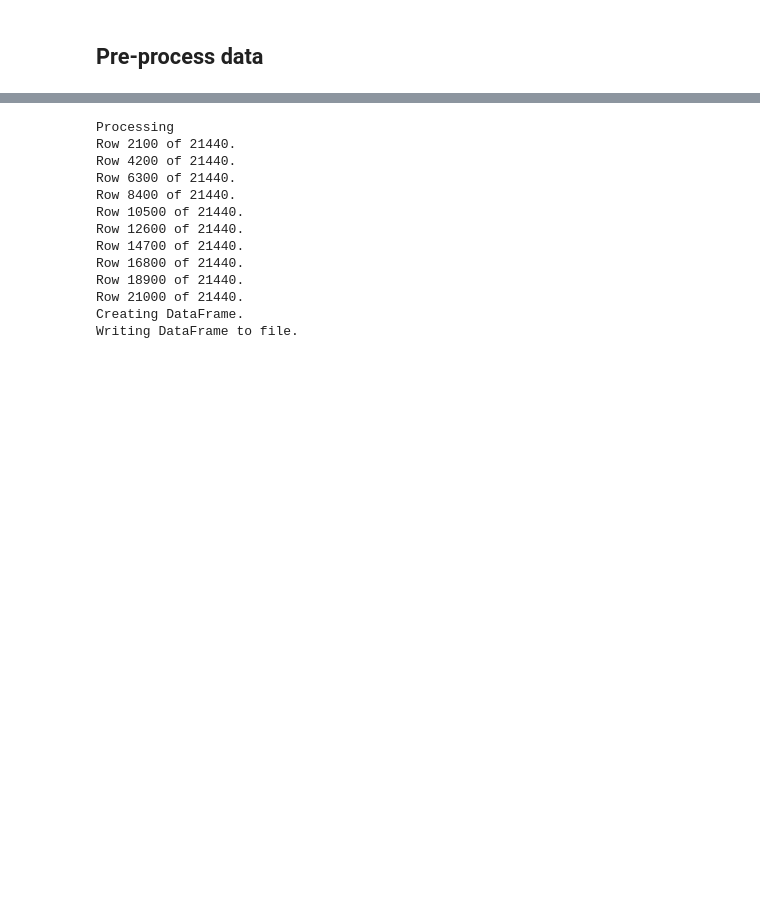
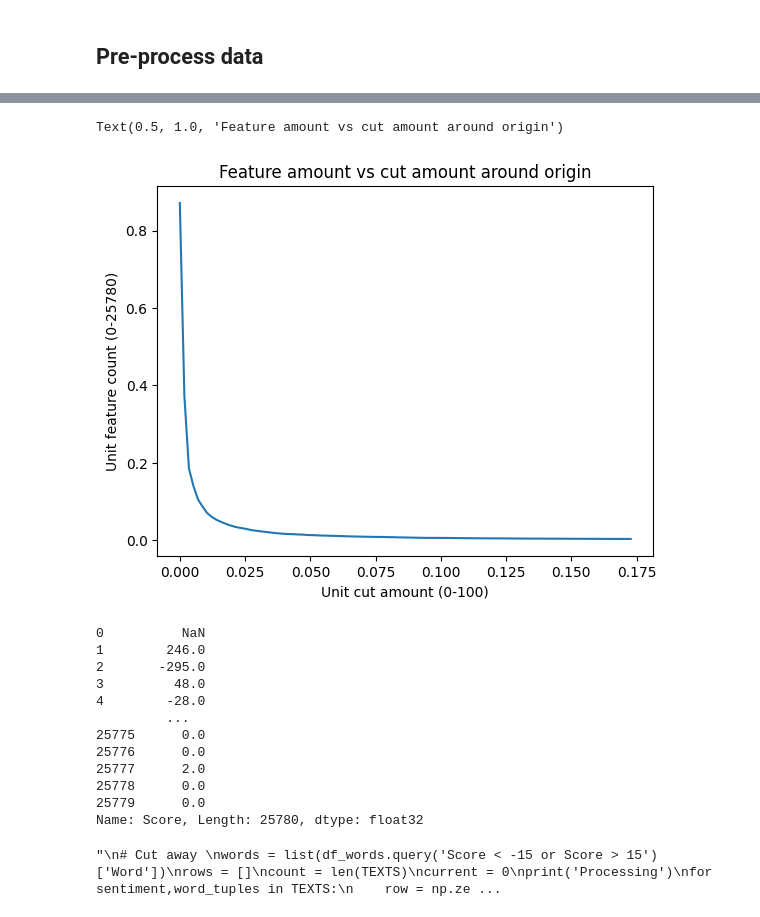
Before and after one commit to nooc/mu22_ml_project, a Jupyter notebook: ml/build_sentiment.ipynb, the cells around one changed output, grey strips where cells are left out. Drawn from its saved outputs; the diff is of its cells as text; code cells hidden in the pictures; blank space fills up the shorter version.

```diff
--- a/ml/build_sentiment.ipynb
+++ b/ml/build_sentiment.ipynb
@@ -11,13 +15,18 @@ from os.path import join
 * https://www.kaggle.com/datasets/ankurzing/sentiment-analysis-for-financial-news
 * https://www.kaggle.com/datasets/sbhatti/financial-sentiment-analysis
 # %%
+# Source folder
 SOURCE_DATA_FOLDER = ['..','datasets']
+# Data sets
 SOURCE_DATA = {
-    'ankurzing_asp':[['kaggle','ankurzing','SEntFiN-v1.1.csv'],'utf-8', None],
-    'ankurzing_sent':[['kaggle','ankurzing','all-data.csv'],'ansi', None],
-    'sbhatti':[['kaggle','sbhatti','data.csv'],'utf-8', None]
+    'AA':[['kaggle','ankurzing','SEntFiN-v1.1.csv'],'utf-8', False],
+    'AS':[['kaggle','ankurzing','all-data.csv'],'ansi', False],
+    'SB':[['kaggle','sbhatti','data.csv'],'utf-8', False]
 }
-# Filtered words
-WORDS:dict = {} # word->WStat
-TEXTS:list = [] # [ (sentiment, [(word, count))]) ]
+# SOURCE_DATA processing functions
+PROCESSORS = {}
+# Dictionary of word to WStat instance
+WORDS:dict = {}
+# List of samples where each sample is a tuple[SAMPLE_SCORE,list[tuple[WORD,WORD_COUNT]]]
+TEXTS:list = []
 # %%
@@ -120,5 +155,28 @@ dtype: object
+# %%
+# Lets filter around zero
+df_scores = df_words['Score']
+cut_scores = []
+feat_counts = []
+for x_score in range(100):
+    cut_scores.append(x_score)
+    feat_cnt = df_scores[(df_scores < -x_score) ^ (df_scores > x_score)].shape[0]
+    feat_counts.append(feat_cnt)
+
+cut_scores_n = cut_scores/np.linalg.norm(cut_scores)
+feat_counts_n = feat_counts/np.linalg.norm(feat_counts)
+
+plt.plot(cut_scores_n, feat_counts_n)
+plt.xlabel(f'Unit cut amount (0-100)')
+plt.ylabel(f'Unit feature count (0-{df_scores.shape[0]})')
+plt.title('Feature amount vs cut amount around origin')
+# %% [output]
+Text(0.5, 1.0, 'Feature amount vs cut amount around origin')
+[figure, added]
 # %%
-# Extract features
+#TODO cut at about 45 deg..
+
+'''
+# Cut away
 words = list(df_words.query('Score < -15 or Score > 15')['Word'])
 rows = []
 count = len(TEXTS)
@@ -143,17 +201,18 @@ df_features = pd.DataFrame(rows, columns=['SCORE']+words)
 print('Writing DataFrame to file.')
 df_features.to_csv(join(*SOURCE_DATA_FOLDER,'sentiment.csv'))
 print('Bye.')
+'''
 # %% [output]
-Processing
-Row 2100 of 21440.
-Row 4200 of 21440.
-Row 6300 of 21440.
-Row 8400 of 21440.
-Row 10500 of 21440.
-Row 12600 of 21440.
-Row 14700 of 21440.
-Row 16800 of 21440.
-Row 18900 of 21440.
-Row 21000 of 21440.
-Creating DataFrame.
-Writing DataFrame to file.
+0          NaN
+1        246.0
+2       -295.0
+3         48.0
+4        -28.0
+         ...
+25775      0.0
+25776      0.0
+25777      2.0
+25778      0.0
+25779      0.0
+Name: Score, Length: 25780, dtype: float32
+"\n# Cut away \nwords = list(df_words.query('Score < -15 or Score > 15')['Word'])\nrows = []\ncount = len(TEXTS)\ncurrent = 0\nprint('Processing')\nfor sentiment,word_tuples in TEXTS:\n    row = np.ze ...
```
Also changed, not shown: parts of 9 cells of this notebook, 6 other files.
